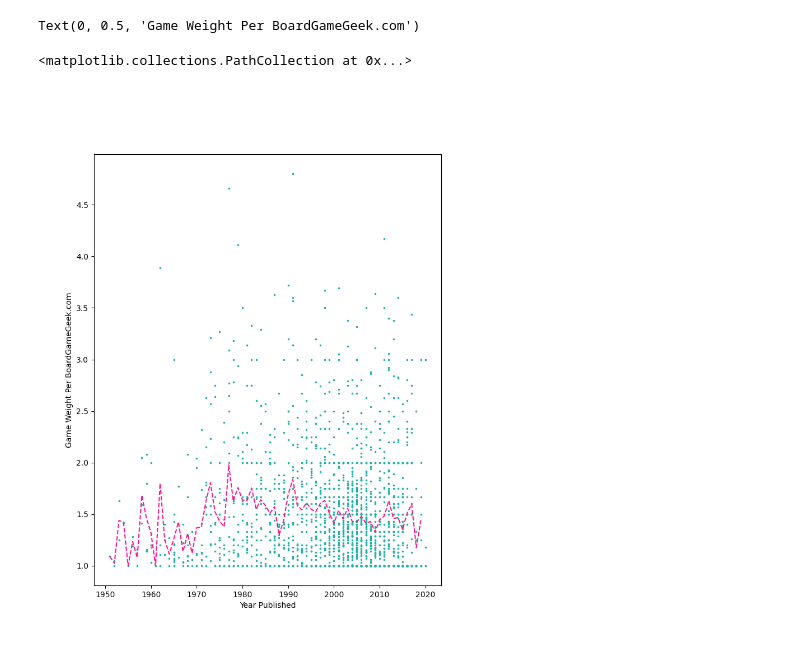
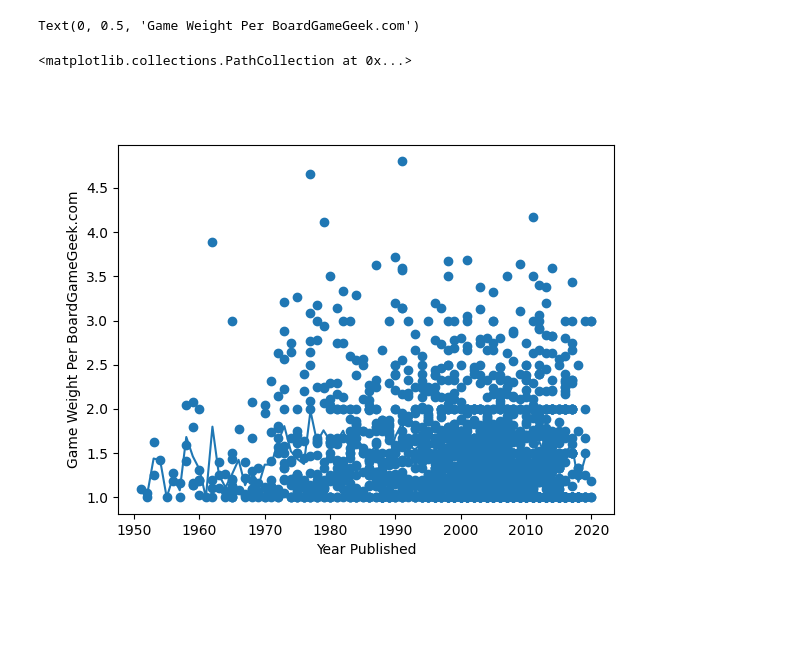
Before and after one commit to smhall817/dv, a Jupyter notebook: BGG Data.ipynb, the cells around one changed output. Cells and saved outputs as stored; diff of their text form; code cells hidden in the pictures; blank space fills up the shorter version.

```diff
--- a/BGG Data.ipynb
+++ b/BGG Data.ipynb
@@ -13,7 +13,7 @@ with open('bgg_dataset.csv', 'r') as csvfile:
     for row in plots:
         if row[2] != '':
             # Only grab games published 1950 or later
-            if int(row[2]) >= 1950 and float(row[7]) > 0:
+            if int(row[2]) >= 1951 and float(row[7]) > 0:
                 try:
                     data.append((row[1], int(row[2]), row[7]))
                 except ValueError:
@@ -44,20 +48,27 @@ plt.xlabel("Year Published")
 plt.ylabel("Game Weight Per BoardGameGeek.com")
 # %% [output]
 Text(0, 0.5, 'Game Weight Per BoardGameGeek.com')
-# %%
-# Scatter data points
-plt.scatter(df.year, df.weight, marker=("."), color="lightseagreen", s=10)
-# %% [output]
-<matplotlib.collections.PathCollection at 0x...>
+# %%
+# Scatter data points
+# Try adding additional arguments for marker style (marker="..."), color (color="..."), and size (s=...)
+# Marker examples: ., v, s, p, 8
+# Color examples: salmon, lightseagreen, dodgerblue, thistle, goldenrod, deeppink, firebrick
+# Size is an int (e.g. 3, 7, etc.)
+plt.scatter(df.year, df.weight)
+# %% [output]
+<matplotlib.collections.PathCollection at 0x...>
 # %%
 # Create list of averages for each year
 avg = [i for i in df.groupby('year')['weight'].mean()]
 line = []
 for i in range(1951,2020):
     line.append((i, avg[i-1951]))
 
 # Plot line and show figure
-plt.plot(*map(list, zip(*line)), linestyle="--", color="deeppink")
+# Try adding a color argument and a line style (linestyle="...")
+# These arguments go just before the last close-paren
+# Line style examples: dotted, dashdot, solid, --, -
+plt.plot(*map(list, zip(*line)))
 plt.show()
 # %% [output]
-[figure, old version]
+[figure, new version]
```
Also changed, not shown: parts of 5 cells of this notebook.
